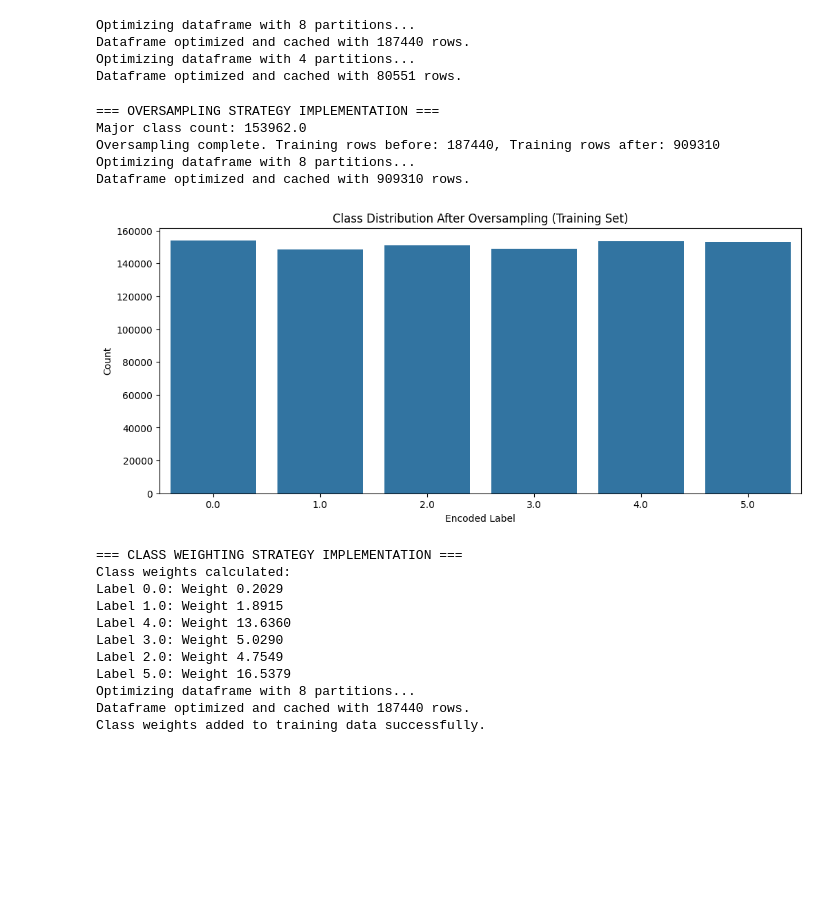
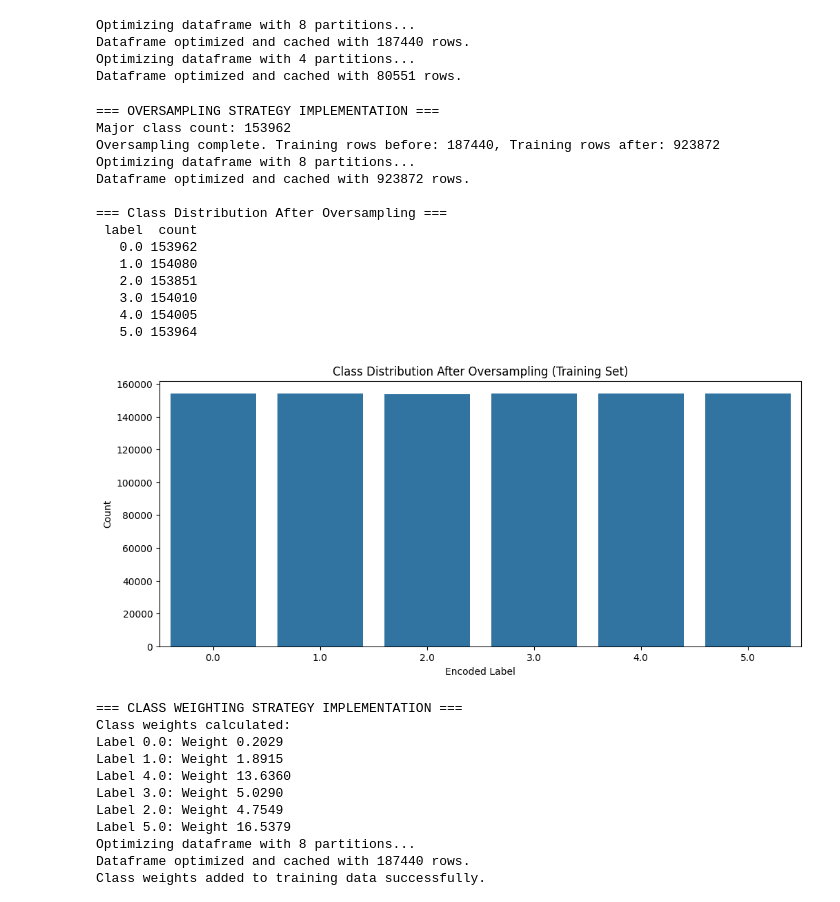
Before and after one commit to Mr-Nobody1/UEL, a Jupyter notebook: Group_T23_CRWK_CN7030_3.ipynb, the cells around one changed output. Drawn from its saved outputs; the diff is of its cells as text; code cells hidden in the pictures; blank space fills up the shorter version.

```diff
--- a/Group_T23_CRWK_CN7030_3.ipynb
+++ b/Group_T23_CRWK_CN7030_3.ipynb
@@ -189,46 +189,81 @@ Dataframe optimized and cached with 187440 rows.
 Optimizing dataframe with 4 partitions...
 Dataframe optimized and cached with 80551 rows.
 # %%
+from pyspark.sql.functions import col
+import matplotlib.pyplot as plt
+import seaborn as sns
+import pandas as pd
+
 print("\n=== OVERSAMPLING STRATEGY IMPLEMENTATION ===")
 
-# Calculate oversampling ratios
+# Calculate class counts
 train_class_counts = train_df_opt.groupBy("label").count().orderBy("count", ascending=False).toPandas()
-major_class_count = train_class_counts.iloc[0]['count']
+major_class_count = int(train_class_counts.iloc[0]['count'])
 print(f"Major class count: {major_class_count}")
 
-# Full oversampling to balance all classes
-ratios = train_df_opt.groupBy("label").count().withColumn("ratio", major_class_count / col("count")).select("label", "ratio").collect()
+# Get Spark counts as list of rows
+class_counts = train_df_opt.groupBy("label").count().collect()
 
 oversampled_train_df = train_df_opt
-for row in ratios:
+
+# Loop over all classes
+for row in class_counts:
     label = row["label"]
-    ratio = int(row["ratio"])
-    if ratio > 1:
+    count = int(row["count"])
+
+    if count < major_class_count:
         minority_df = train_df_opt.filter(col("label") == label)
-        # Duplicate minority class rows
-        for i in range(ratio - 1):
-            oversampled_train_df = oversampled_train_df.unionAll(minority_df)
+
+        # Full duplication ratio (integer division)
+        ratio = int(major_class_count // count)
+        remainder = int(major_class_count % count)
+
+        # Duplicate full sets
+        if ratio >= 2:
+            for _ in range(ratio - 1):  # -1 because original already exists
+                oversampled_train_df = oversampled_train_df.union(minority_df)
+
+        # Add remainder by sampling
+        if remainder > 0:
+            fraction = remainder / count
+            sampled_df = minority_df.sample(withReplacement=True, fraction=fraction)
+            oversampled_train_df = oversampled_train_df.union(sampled_df)
 
 print(f"Oversampling complete. Training rows before: {train_df_opt.count()}, Training rows after: {oversampled_train_df.count()}")
 
 # Optimize oversampled data
 train_oversampled_opt = optimize_dataframe(oversampled_train_df, target_partitions=8)
 
-# Visualize oversampled distribution
-oversampled_counts = train_oversampled_opt.groupBy("label").count().orderBy("count", ascending=False).toPandas()
+# Collect counts into Pandas table
+oversampled_counts = train_oversampled_opt.groupBy("label").count().orderBy("label").toPandas()
+
+# Print numeric table
+print("\n=== Class Distribution After Oversampling ===")
+print(oversampled_counts.to_string(index=False))
+
+# Plot distribution
 plt.figure(figsize=(12, 5))
 sns.barplot(x="label", y="count", data=oversampled_counts)
 plt.title("Class Distribution After Oversampling (Training Set)")
 plt.xlabel("Encoded Label")
 plt.ylabel("Count")
 plt.show()
 # %% [output]
 === OVERSAMPLING STRATEGY IMPLEMENTATION ===
-Major class count: 153962.0
-Oversampling complete. Training rows before: 187440, Training rows after: 909310
+Major class count: 153962
+Oversampling complete. Training rows before: 187440, Training rows after: 923872
 Optimizing dataframe with 8 partitions...
-Dataframe optimized and cached with 909310 rows.
+Dataframe optimized and cached with 923872 rows.
+
+=== Class Distribution After Oversampling ===
+ label  count
+   0.0 153962
+   1.0 154080
+   2.0 153851
+   3.0 154010
+   4.0 154005
+   5.0 153964
-[figure, old version]
+[figure, new version]
 # %%
 print("\n=== CLASS WEIGHTING STRATEGY IMPLEMENTATION ===")
 
```
